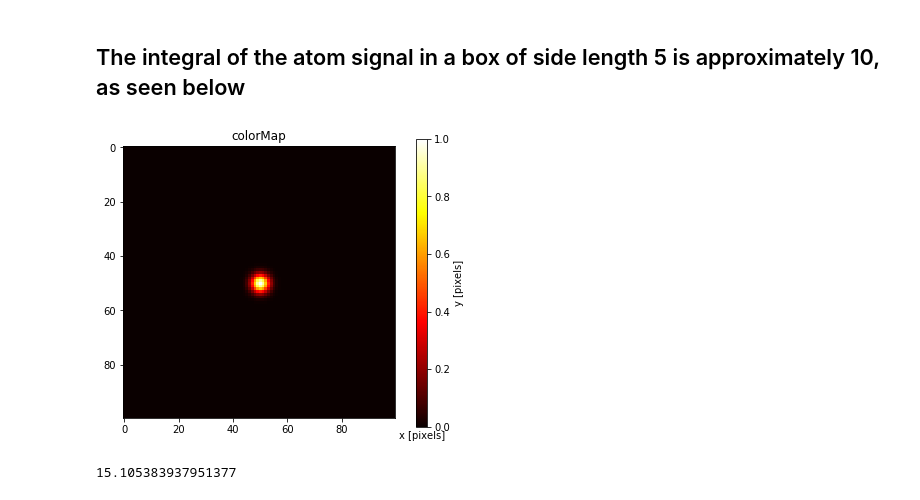
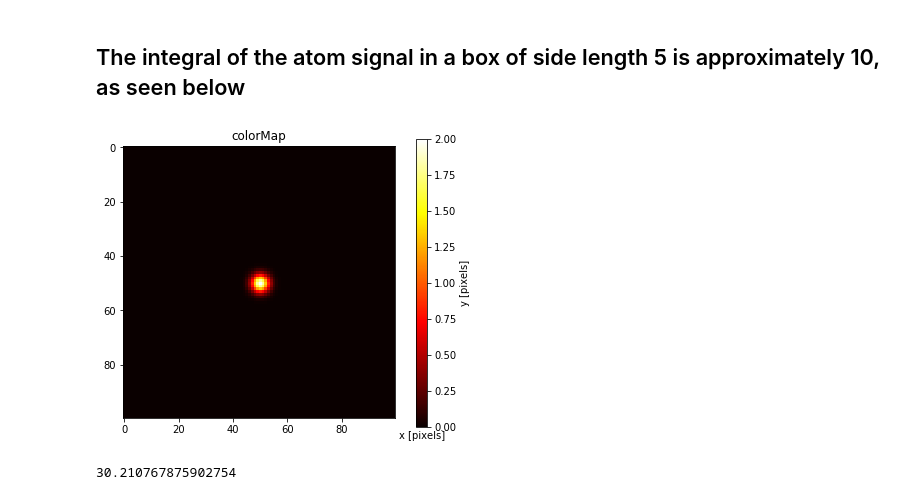
Before and after one commit to cliulinnaeus/AtomDetection, a Jupyter notebook: main.ipynb, the cells around one changed output. Cells and saved outputs as stored; diff of their text form; code cells hidden in the pictures.

```diff
--- a/main.ipynb
+++ b/main.ipynb
@@ -293,15 +295,16 @@ def create_signal(x0, y0, photons_from_atom, verbose=False):
             visualize(signal)
         return signal
 # %%
-a = create_signal(img_size//2, img_size//2, 1, verbose=True)
+a = create_signal(img_size//2, img_size//2, 2, verbose=True)
 # %% [output]
-[figure, old version]
+[figure, new version]
 # %%
 dx = dy = 5
+x0 = y0 = (img_size - dx)//2
 box = a[x0: x0+dx, y0:y0+dy]
 np.sum(box)
 # %% [output]
-15.105383937951377
+30.210767875902754
 # %%
 print(x0)
 box = a[0: 101, 0:101]
```
Also changed, not shown: parts of 9 cells of this notebook, 1 other file.
